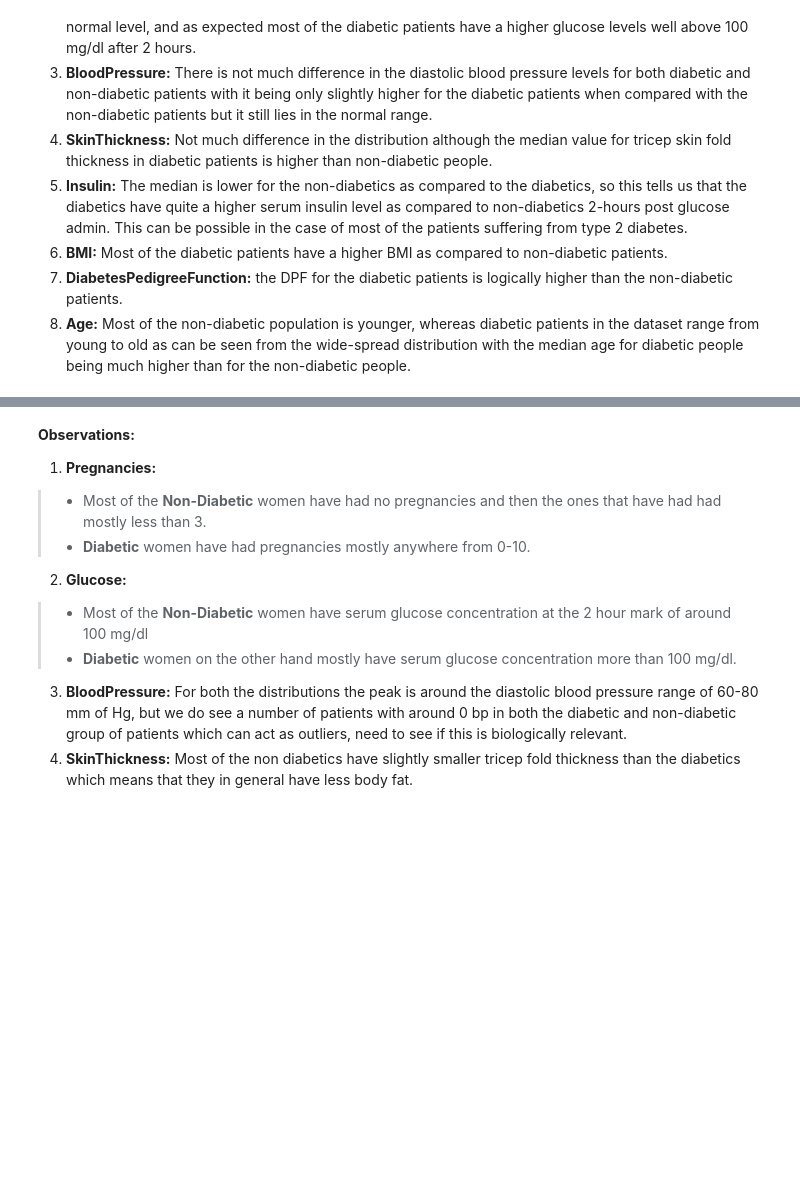
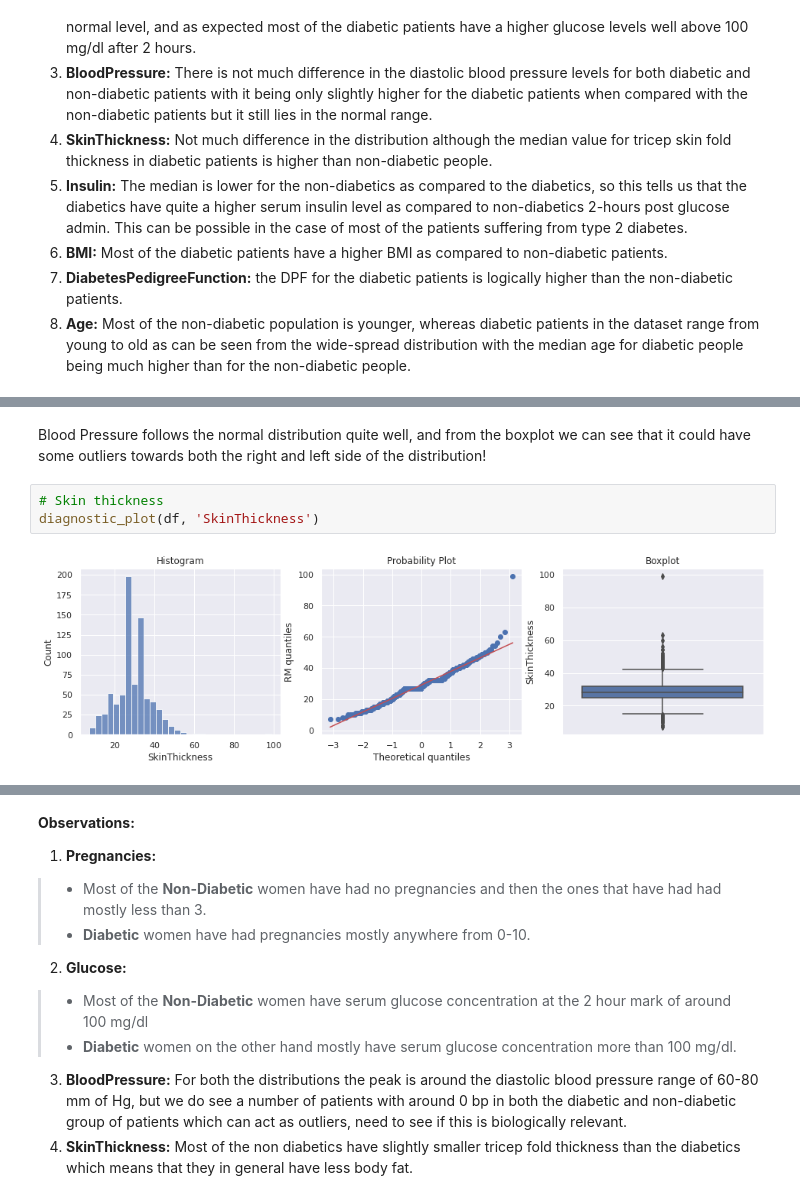
Before and after one commit to Harsheen98/AI-Projects, a Jupyter notebook: Pima-Indian-Diabetes/Pima_Indian_Diabetes_EDA.ipynb, the cells around one changed output, grey strips where cells are left out. Saved outputs shown, nothing was run; the diff lists cells and outputs as text; blank space fills up the shorter version.

```diff
--- a/Pima-Indian-Diabetes/Pima_Indian_Diabetes_EDA.ipynb
+++ b/Pima-Indian-Diabetes/Pima_Indian_Diabetes_EDA.ipynb
@@ -748,0 +813,7 @@ plt.show()
+# %% [markdown]
+Blood Pressure follows the normal distribution quite well, and from the boxplot we can see that it could have some outliers towards both the right and left side of the distribution!
+# %%
+# Skin thickness
+diagnostic_plot(df, 'SkinThickness')
+# %% [output]
+[figure, added]
```
Also changed, not shown: parts of 46 cells of this notebook.
